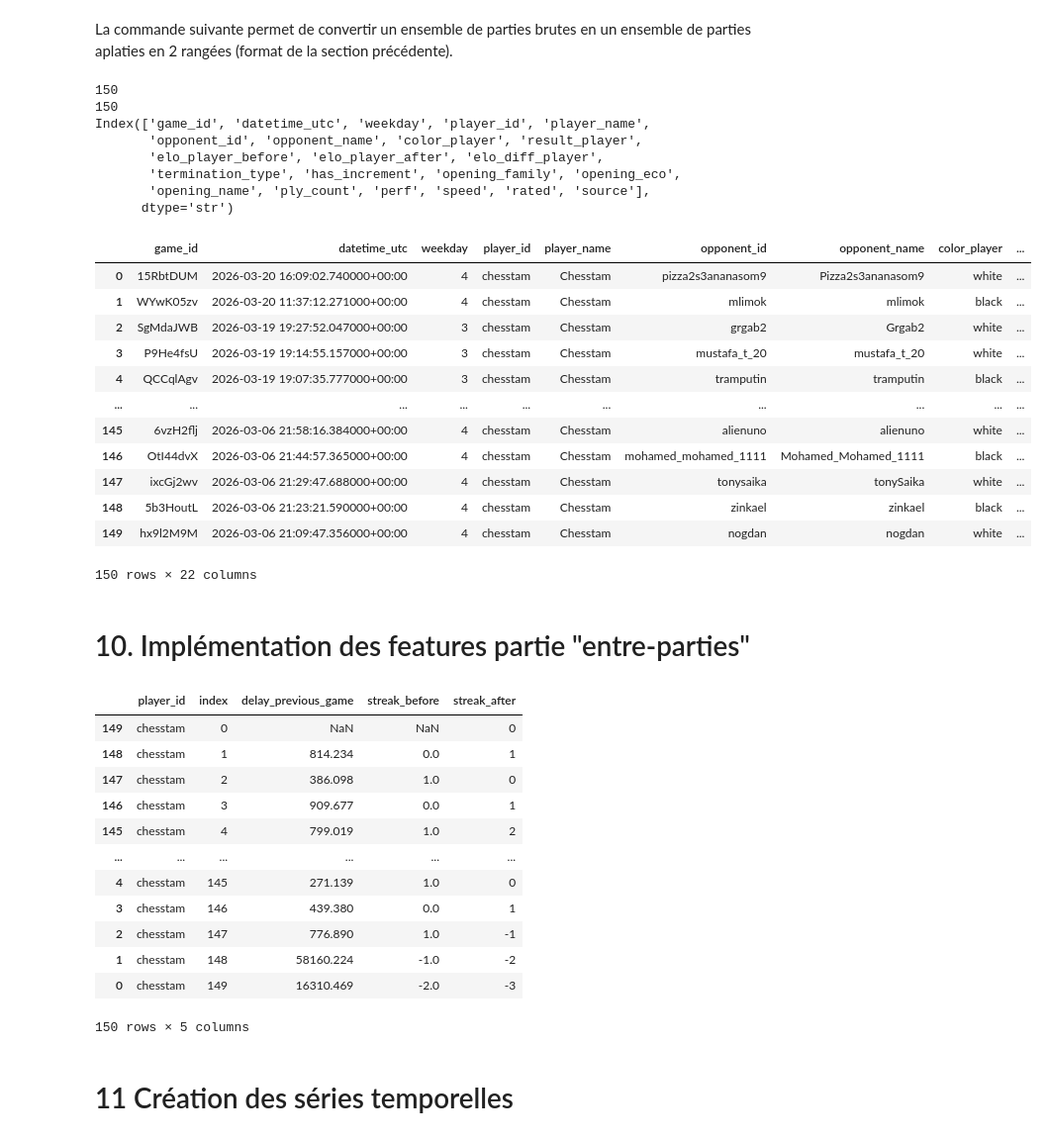
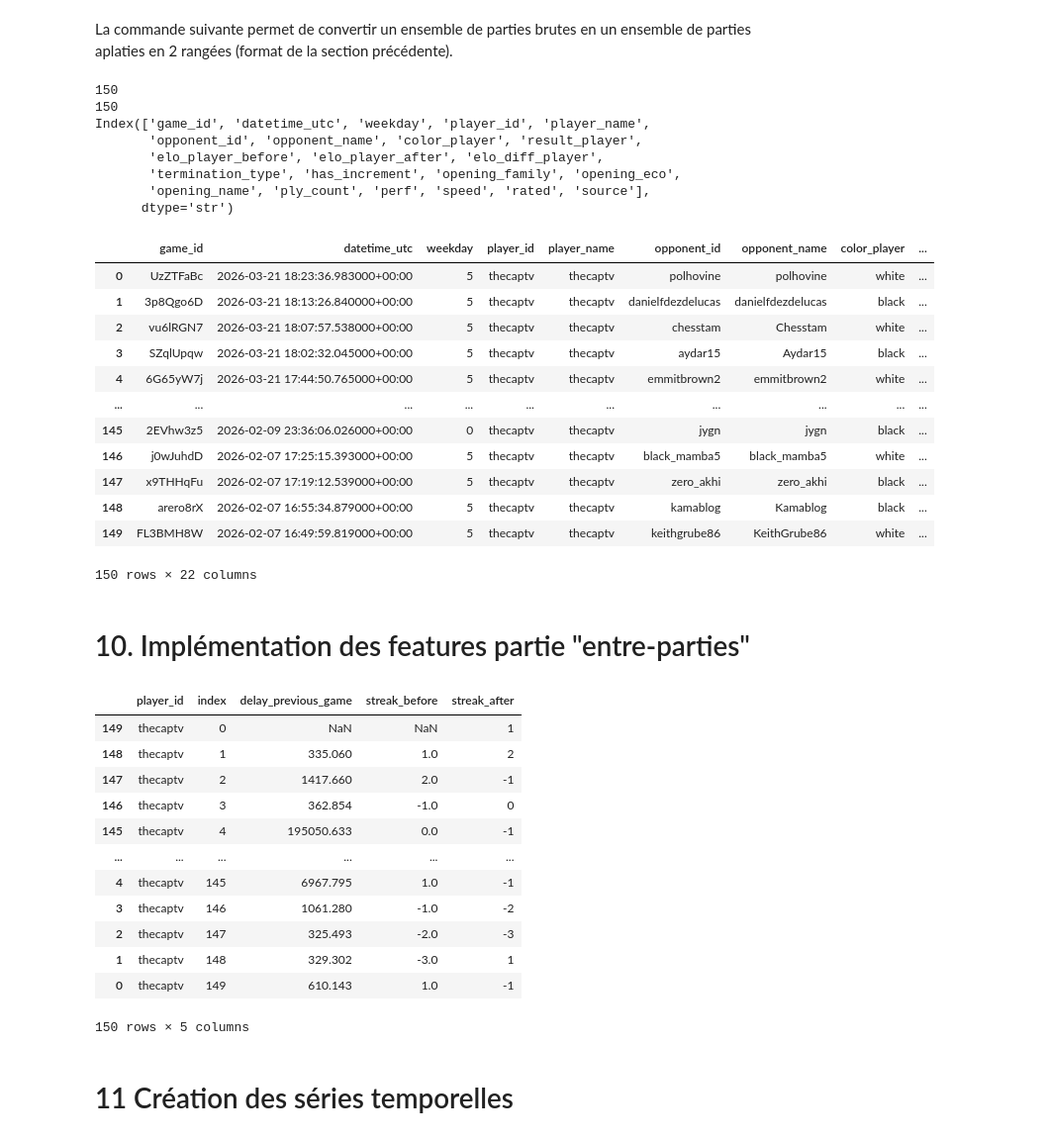
Before and after one commit to rmnlmr-3011/clustering_chess_player_lichess, a Jupyter notebook: notebooks/berserk_api_test.ipynb, the cells around one changed output. Shown at 99% size. Saved outputs shown, nothing was run; the diff lists cells and outputs as text; code cells hidden in the pictures.

```diff
--- a/notebooks/berserk_api_test.ipynb
+++ b/notebooks/berserk_api_test.ipynb
@@ -65,7 +65,7 @@ pprint(account)
 # %% [markdown]
 Dans cet exemple, il est importé les parties du joueur Chesstam. Un maximim de 5 parties sont importées. Seules des parties jouées en mode rapide sont considérées.
 # %%
-username = "Chesstam"
+username = "thecaptv"
 
 games = client.games.export_by_player(
     username,
@@ -76,6 +76,8 @@ games = client.games.export_by_player(
 
 games = list(games)
 
+
+
 print(f"{len(games)} parties récupérées")
 # %% [output]
 150 parties récupérées
@@ -225,38 +229,38 @@ La commande suivante permet de convertir un ensemble de parties brutes en un ens
 # %%
 from src.ingestion.build_player_games import build_player_games
 
 df_player_games = build_player_games(games)
 
-df_player_games = df_player_games[df_player_games["player_id"] == "chesstam"].reset_index(drop=True)
+df_player_games = df_player_games[df_player_games["player_id"] == "thecaptv"].reset_index(drop=True)
 
 print(len(games))
 
 print(len(df_player_games))
 
 print(df_player_games.columns)
 
 df_player_games.head(150)
 # %% [output]
 150
 150
 Index(['game_id', 'datetime_utc', 'weekday', 'player_id', 'player_name',
        'opponent_id', 'opponent_name', 'color_player', 'result_player',
        'elo_player_before', 'elo_player_after', 'elo_diff_player',
        'termination_type', 'has_increment', 'opening_family', 'opening_eco',
        'opening_name', 'ply_count', 'perf', 'speed', 'rated', 'source'],
       dtype='str')
 |  | game_id | datetime_utc | weekday | player_id | player_name | opponent_id | opponent_name | color_player | ... |
-| 0 | 15RbtDUM | 2026-03-20 16:09:02.740000+00:00 | 4 | chesstam | Chesstam | pizza2s3ananasom9 | Pizza2s3ananasom9 | white | ... |
-| 1 | WYwK05zv | 2026-03-20 11:37:12.271000+00:00 | 4 | chesstam | Chesstam | mlimok | mlimok | black | ... |
-| 2 | SgMdaJWB | 2026-03-19 19:27:52.047000+00:00 | 3 | chesstam | Chesstam | grgab2 | Grgab2 | white | ... |
-| 3 | P9He4fsU | 2026-03-19 19:14:55.157000+00:00 | 3 | chesstam | Chesstam | mustafa_t_20 | mustafa_t_20 | white | ... |
-| 4 | QCCqlAgv | 2026-03-19 19:07:35.777000+00:00 | 3 | chesstam | Chesstam | tramputin | tramputin | black | ... |
+| 0 | UzZTFaBc | 2026-03-21 18:23:36.983000+00:00 | 5 | thecaptv | thecaptv | polhovine | polhovine | white | ... |
+| 1 | 3p8Qgo6D | 2026-03-21 18:13:26.840000+00:00 | 5 | thecaptv | thecaptv | danielfdezdelucas | danielfdezdelucas | black | ... |
+| 2 | vu6lRGN7 | 2026-03-21 18:07:57.538000+00:00 | 5 | thecaptv | thecaptv | chesstam | Chesstam | white | ... |
+| 3 | SZqlUpqw | 2026-03-21 18:02:32.045000+00:00 | 5 | thecaptv | thecaptv | aydar15 | Aydar15 | black | ... |
+| 4 | 6G65yW7j | 2026-03-21 17:44:50.765000+00:00 | 5 | thecaptv | thecaptv | emmitbrown2 | emmitbrown2 | white | ... |
 | ... | ... | ... | ... | ... | ... | ... | ... | ... | ... |
-| 145 | 6vzH2flj | 2026-03-06 21:58:16.384000+00:00 | 4 | chesstam | Chesstam | alienuno | alienuno | white | ... |
-| 146 | OtI44dvX | 2026-03-06 21:44:57.365000+00:00 | 4 | chesstam | Chesstam | mohamed_mohamed_1111 | Mohamed_Mohamed_1111 | black | ... |
-| 147 | ixcGj2wv | 2026-03-06 21:29:47.688000+00:00 | 4 | chesstam | Chesstam | tonysaika | tonySaika | white | ... |
-| 148 | 5b3HoutL | 2026-03-06 21:23:21.590000+00:00 | 4 | chesstam | Chesstam | zinkael | zinkael | black | ... |
-| 149 | hx9l2M9M | 2026-03-06 21:09:47.356000+00:00 | 4 | chesstam | Chesstam | nogdan | nogdan | white | ... |
+| 145 | 2EVhw3z5 | 2026-02-09 23:36:06.026000+00:00 | 0 | thecaptv | thecaptv | jygn | jygn | black | ... |
+| 146 | j0wJuhdD | 2026-02-07 17:25:15.393000+00:00 | 5 | thecaptv | thecaptv | black_mamba5 | black_mamba5 | white | ... |
+| 147 | x9THHqFu | 2026-02-07 17:19:12.539000+00:00 | 5 | thecaptv | thecaptv | zero_akhi | zero_akhi | black | ... |
+| 148 | arero8rX | 2026-02-07 16:55:34.879000+00:00 | 5 | thecaptv | thecaptv | kamablog | Kamablog | black | ... |
+| 149 | FL3BMH8W | 2026-02-07 16:49:59.819000+00:00 | 5 | thecaptv | thecaptv | keithgrube86 | KeithGrube86 | white | ... |
 150 rows × 22 columns
 # %% [markdown]
 # 10. Implémentation des features partie "entre-parties"
@@ -268,17 +272,17 @@ df_player_games_v2 = add_basic_temporal_features(df_player_games)
 df_player_games_v2[["player_id", "index", "delay_previous_game", "streak_before", "streak_after"]].head(150)
 # %% [output]
 |  | player_id | index | delay_previous_game | streak_before | streak_after |
-| 149 | chesstam | 0 | NaN | NaN | 0 |
-| 148 | chesstam | 1 | 814.234 | 0.0 | 1 |
-| 147 | chesstam | 2 | 386.098 | 1.0 | 0 |
-| 146 | chesstam | 3 | 909.677 | 0.0 | 1 |
-| 145 | chesstam | 4 | 799.019 | 1.0 | 2 |
+| 149 | thecaptv | 0 | NaN | NaN | 1 |
+| 148 | thecaptv | 1 | 335.060 | 1.0 | 2 |
+| 147 | thecaptv | 2 | 1417.660 | 2.0 | -1 |
+| 146 | thecaptv | 3 | 362.854 | -1.0 | 0 |
+| 145 | thecaptv | 4 | 195050.633 | 0.0 | -1 |
 | ... | ... | ... | ... | ... | ... |
-| 4 | chesstam | 145 | 271.139 | 1.0 | 0 |
-| 3 | chesstam | 146 | 439.380 | 0.0 | 1 |
-| 2 | chesstam | 147 | 776.890 | 1.0 | -1 |
-| 1 | chesstam | 148 | 58160.224 | -1.0 | -2 |
-| 0 | chesstam | 149 | 16310.469 | -2.0 | -3 |
+| 4 | thecaptv | 145 | 6967.795 | 1.0 | -1 |
+| 3 | thecaptv | 146 | 1061.280 | -1.0 | -2 |
+| 2 | thecaptv | 147 | 325.493 | -2.0 | -3 |
+| 1 | thecaptv | 148 | 329.302 | -3.0 | 1 |
+| 0 | thecaptv | 149 | 610.143 | 1.0 | -1 |
 150 rows × 5 columns
 # %% [markdown]
 # 11 Création des séries temporelles
```
Also changed, not shown: parts of 17 cells of this notebook, 1 other file.
